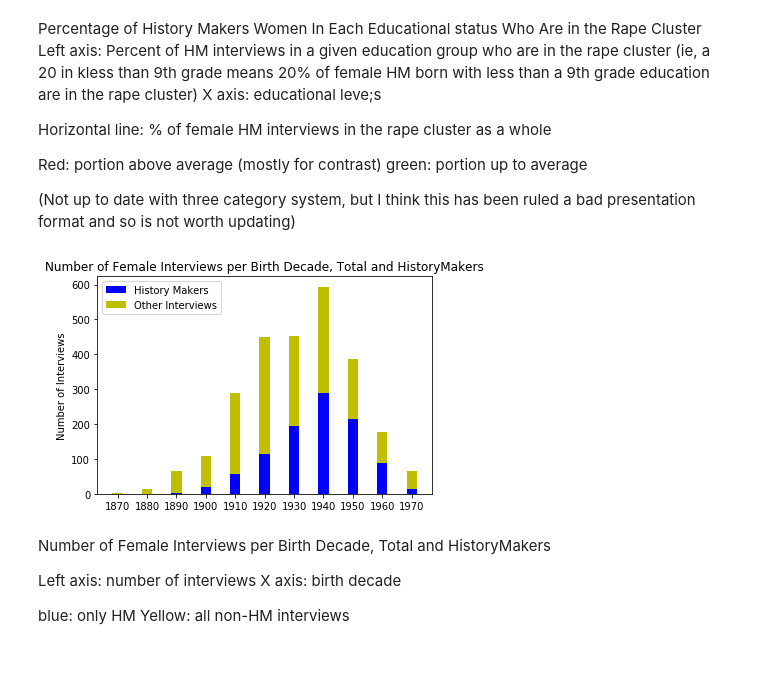
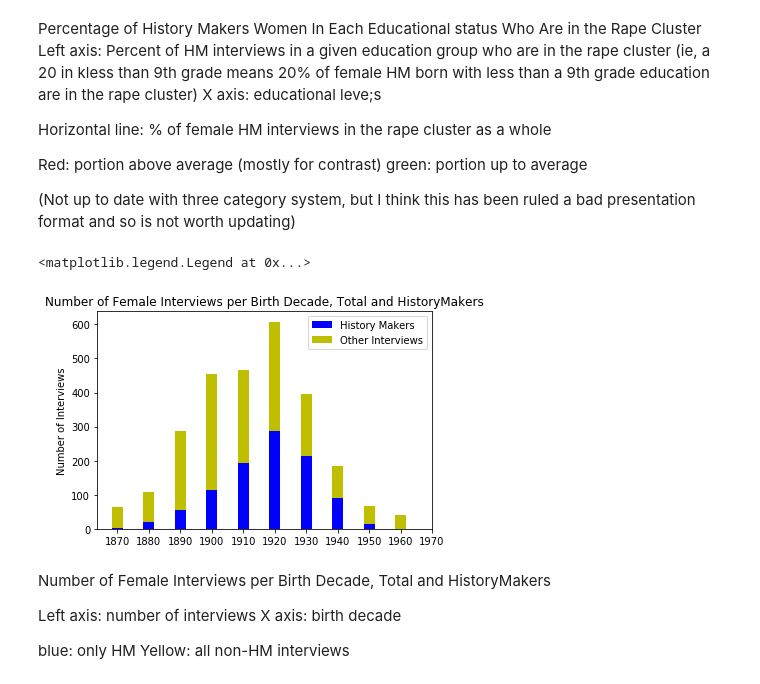
Before and after one commit to ohtap/ohtap, a Jupyter notebook: Research Question 1/Presentation Viz Notebook.ipynb, the cells around one changed output. Drawn from its saved outputs; the diff is of its cells as text; code cells hidden in the pictures.

```diff
--- a/Research Question 1/Presentation Viz Notebook.ipynb
+++ b/Research Question 1/Presentation Viz Notebook.ipynb
@@ -82,8 +64,6 @@ for i in database :
     if database[i]["sex"]=="Male":
         continue
     for atr in database[i]:
-        if atr== "interviewee_name":
-            continue
         value= database[i][atr]
         if value not in BLANKS:
             dataformatted[atr][value]+=1
@@ -143,0 +120,10 @@ print(checkAProfile(database, "White", "Female", "Graduate or professional degre
+# %%
+ids_to_info=defaultdict(lambda: defaultdict(lambda:0))
+for i in range(len(database)):
+    ids=database[i]["interviewee_id"]
+    ids_to_info[ids]["birth_decade"]=database[i]["\ufeffbirth_decade"]
+    if database[i]["\ufeffbirth_decade"] ==0:
+        print("huh")
+    ids_to_info[ids]["education"]=database[i]["education"]
+    ids_to_info[ids]["collection"]=database[i]["collection_id"]
+    ids_to_info[ids]["sex"]=database[i]["sex"]
@@ -143,0 +146,14 @@ print(checkAProfile(database, "White", "Female", "Graduate or professional degre
+# %%
+decadesinformation = defaultdict(lambda: defaultdict(lambda:0))
+k=0
+for i in names:
+    for x in text_to_ids[i]:
+        k+=1
+        if ids_to_info[x]["sex"]=="Male":
+            print(len(text_to_ids[i]))
+            print(text_to_ids[i])
+        decadesinformation[ids_to_info[x]["birth_decade"]]["total"]+=1
+        if ids_to_info[x]["collection"]=="HM":
+            decadesinformation[ids_to_info[x]["birth_decade"]]["HM"]+=1
+print(decadesinformation)
+print(k)
@@ -309,38 +329,38 @@ green: portion up to average
 # %%
 N = 11
 
 ind = np.arange(N)
 
+values=[]
+totals=[]
+
 # some example data
 threshold = 19.5
-values = np.array([0, 0, 3, 20, 56, 115, 194, 288, 214, 89, 13])
-totals= np.array([2, 13, 64, 108, 288, 450, 453, 594, 387, 176, 64])
+for i in range(1890, 1990, 10):
+    totals.append(dataformatted["\ufeffbirth_decade"][str(i)])
+    values.append(dataformattedHM["\ufeffbirth_decade"][str(i)])
 x = range(len(values))
+
+totals=np.array(totals)
+values=np.array(values)
 
 # split it up
 above_threshold = totals - values
 below_threshold = values
 
 # and plot it
 fig, ax = pyplot.subplots()
 hm=ax.bar(x, below_threshold, 0.35, color="b")
 other=ax.bar(x, above_threshold, 0.35, color="y",
         bottom=below_threshold)
 ax.set_xticks(ind)
 ax.set_xticklabels(('1870', '1880', '1890', '1900', '1910', '1920', '1930', '1940', '1950', '1960', '1970'))
 ax.set_title('Number of Female Interviews per Birth Decade, Total and HistoryMakers')
 ax.set_ylabel('Number of Interviews')
 ax.legend((hm, other), ('History Makers', 'Other Interviews'))
-
-
-# horizontal line indicating the threshold
-#ax.plot([0., 9], [threshold, threshold], "k--")
-
-
-
-fig.savefig("look-ma_a-threshold-plot.png")
 # %% [output]
+<matplotlib.legend.Legend at 0x...>
-[figure, old version]
+[figure, new version]
 # %% [markdown]
 Number of Female Interviews per Birth Decade, Total and HistoryMakers
 
```
Also changed, not shown: parts of 31 cells of this notebook.
